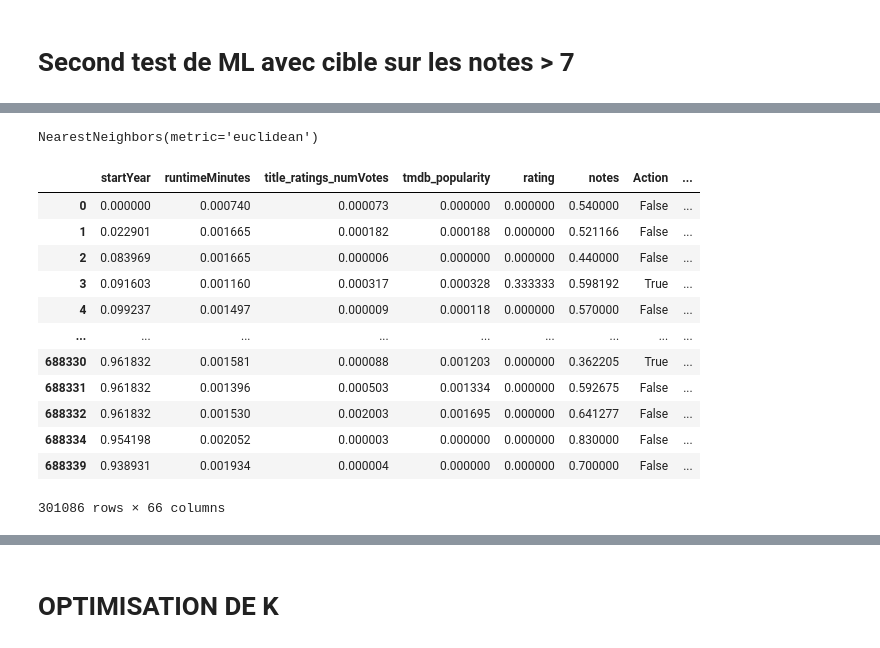
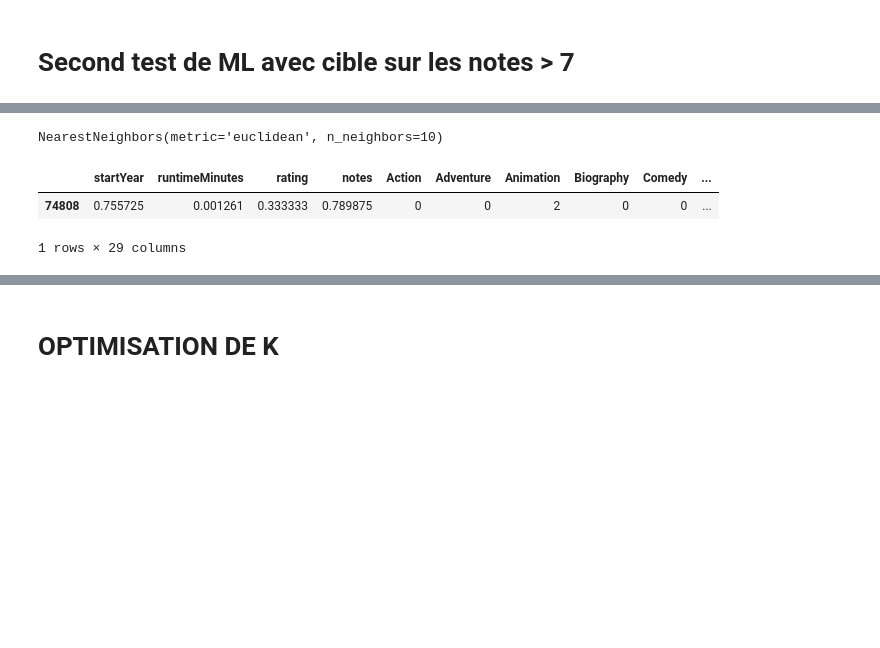
Before and after one commit to jpvt-data/AlgoCinema, a Jupyter notebook: machine learning/BIG_DF_ML.ipynb, the cells around one changed output, grey strips where cells are left out. Cells and saved outputs as stored; diff of their text form; code cells hidden in the pictures; blank space fills up the shorter version.

```diff
--- a/machine learning/BIG_DF_ML.ipynb
+++ b/machine learning/BIG_DF_ML.ipynb
@@ -641,3 +695,13 @@ def encodage_X(X, type='standard'):
 # %%
 X = BIG_DF_ML5
 X_encoded, SN = encodage_X(X, type = 'normal')
+# %%
+#On crée une liste des colonnes à utiliser pour le modèle
+caracteristiques = X_encoded.columns.drop(['tconst', 'title', 'liste_titles', 'tmdb_popularity', 'title_ratings_numVotes','tmdb_US',
+       'tmdb_FR', 'tmdb_GB', 'tmdb_DE', 'tmdb_JP', 'tmdb_IN', 'tmdb_IT',
+       'tmdb_CA', 'tmdb_ES', 'tmdb_MX', 'tmdb_HK', 'tmdb_BR', 'tmdb_SE',
+       'tmdb_SU', 'tmdb_PH', 'tmdb_KR', 'tmdb_AU', 'tmdb_CN', 'tmdb_AR',
+       'tmdb_RU', 'tmdb_DK', 'tmdb_NL', 'tmdb_BE', 'tmdb_AT', 'tmdb_TR',
+       'tmdb_PL', 'tmdb_CH', 'tmdb_XC', 'tmdb_FI', 'tmdb_NO', 'tmdb_IR',
+       'tmdb_XG', 'tmdb_EG', 'tmdb_NG', 'tmdb_ZA'])
+caracteristiques
@@ -644 +715,14 @@ X_encoded, SN = encodage_X(X, type = 'normal')
+# %%
+#
+weights = X_encoded[['Action', 'Adventure',
+       'Animation', 'Biography', 'Comedy', 'Crime', 'Documentary', 'Drama',
+       'Family', 'Fantasy', 'Game-Show', 'History', 'Horror', 'Music',
+       'Musical', 'Mystery', 'News', 'Reality-TV', 'Romance', 'Sci-Fi',
+       'Sport', 'Talk-Show', 'Thriller', 'War', 'Western']].astype(bool)
+weights *= 2
+X_weighted = pd.concat([weights, X_encoded.drop(columns = ['Action', 'Adventure',
+       'Animation', 'Biography', 'Comedy', 'Crime', 'Documentary', 'Drama',
+       'Family', 'Fantasy', 'Game-Show', 'History', 'Horror', 'Music',
+       'Musical', 'Mystery', 'News', 'Reality-TV', 'Romance', 'Sci-Fi',
+       'Sport', 'Talk-Show', 'Thriller', 'War', 'Western'])], axis=1)
 # %%
@@ -647,4 +730,0 @@ mauvais_films = BIG_DF_ML5[BIG_DF_ML5['notes'] < 0.7]
-# %%
-#On crée une liste des colonnes à utiliser pour le modèle
-caracteristiques = X_encoded.columns.drop(['tconst', 'title', 'liste_titles'])
-caracteristiques
@@ -665,5 +731,5 @@ Index(['startYear', 'runtimeMinutes', 'title_ratings_numVotes',
 # %%
-model = NearestNeighbors(n_neighbors=5, metric='euclidean')
-model.fit(X_encoded.drop(columns=['tconst', 'title', 'liste_titles']))
+model = NearestNeighbors(n_neighbors=10, metric='euclidean')
+model.fit(bons_films[caracteristiques])
 # %% [output]
-NearestNeighbors(metric='euclidean')
+NearestNeighbors(metric='euclidean', n_neighbors=10)
@@ -698,18 +736,8 @@ def encodage_predict(df_a_predire):
 # %%
-caract_film = X_encoded[X_encoded['title'] == 'Inception']
-caract_film = X_encoded[caracteristiques]
+caract_film = X_weighted[X_encoded['tconst'] == 'tt0107688']
+caract_film = caract_film[caracteristiques]
 caract_film
 # %% [output]
-|  | startYear | runtimeMinutes | title_ratings_numVotes | tmdb_popularity | rating | notes | Action | ... |
-| 0 | 0.000000 | 0.000740 | 0.000073 | 0.000000 | 0.000000 | 0.540000 | False | ... |
-| 1 | 0.022901 | 0.001665 | 0.000182 | 0.000188 | 0.000000 | 0.521166 | False | ... |
-| 2 | 0.083969 | 0.001665 | 0.000006 | 0.000000 | 0.000000 | 0.440000 | False | ... |
-| 3 | 0.091603 | 0.001160 | 0.000317 | 0.000328 | 0.333333 | 0.598192 | True | ... |
-| 4 | 0.099237 | 0.001497 | 0.000009 | 0.000118 | 0.000000 | 0.570000 | False | ... |
-| ... | ... | ... | ... | ... | ... | ... | ... | ... |
-| 688330 | 0.961832 | 0.001581 | 0.000088 | 0.001203 | 0.000000 | 0.362205 | True | ... |
-| 688331 | 0.961832 | 0.001396 | 0.000503 | 0.001334 | 0.000000 | 0.592675 | False | ... |
-| 688332 | 0.961832 | 0.001530 | 0.002003 | 0.001695 | 0.000000 | 0.641277 | False | ... |
-| 688334 | 0.954198 | 0.002052 | 0.000003 | 0.000000 | 0.000000 | 0.830000 | False | ... |
-| 688339 | 0.938931 | 0.001934 | 0.000004 | 0.000000 | 0.000000 | 0.700000 | False | ... |
+|  | startYear | runtimeMinutes | rating | notes | Action | Adventure | Animation | Biography | Comedy | ... |
+| 74808 | 0.755725 | 0.001261 | 0.333333 | 0.789875 | 0 | 0 | 2 | 0 | 0 | ... |
-301086 rows × 66 columns
+1 rows × 29 columns
```
Also changed, not shown: parts of 25 cells of this notebook.
